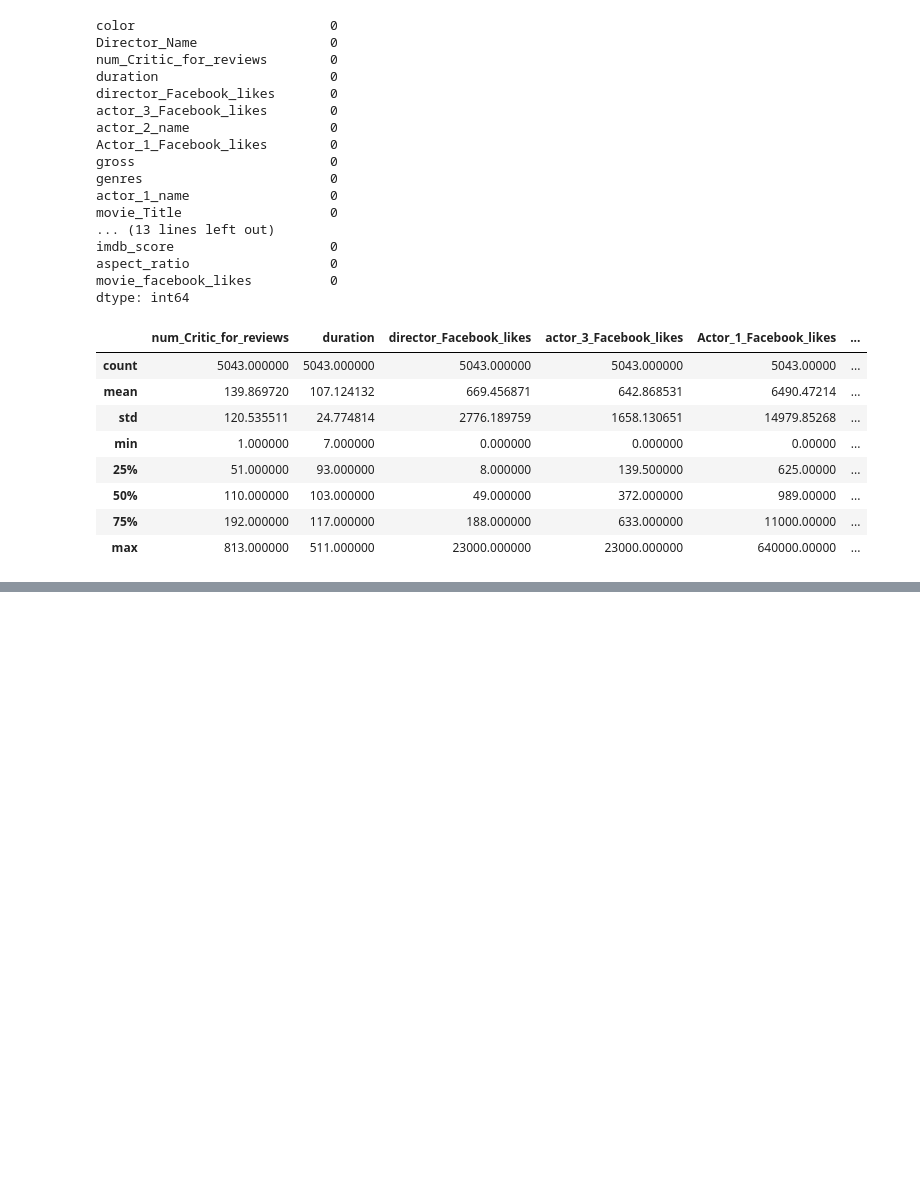
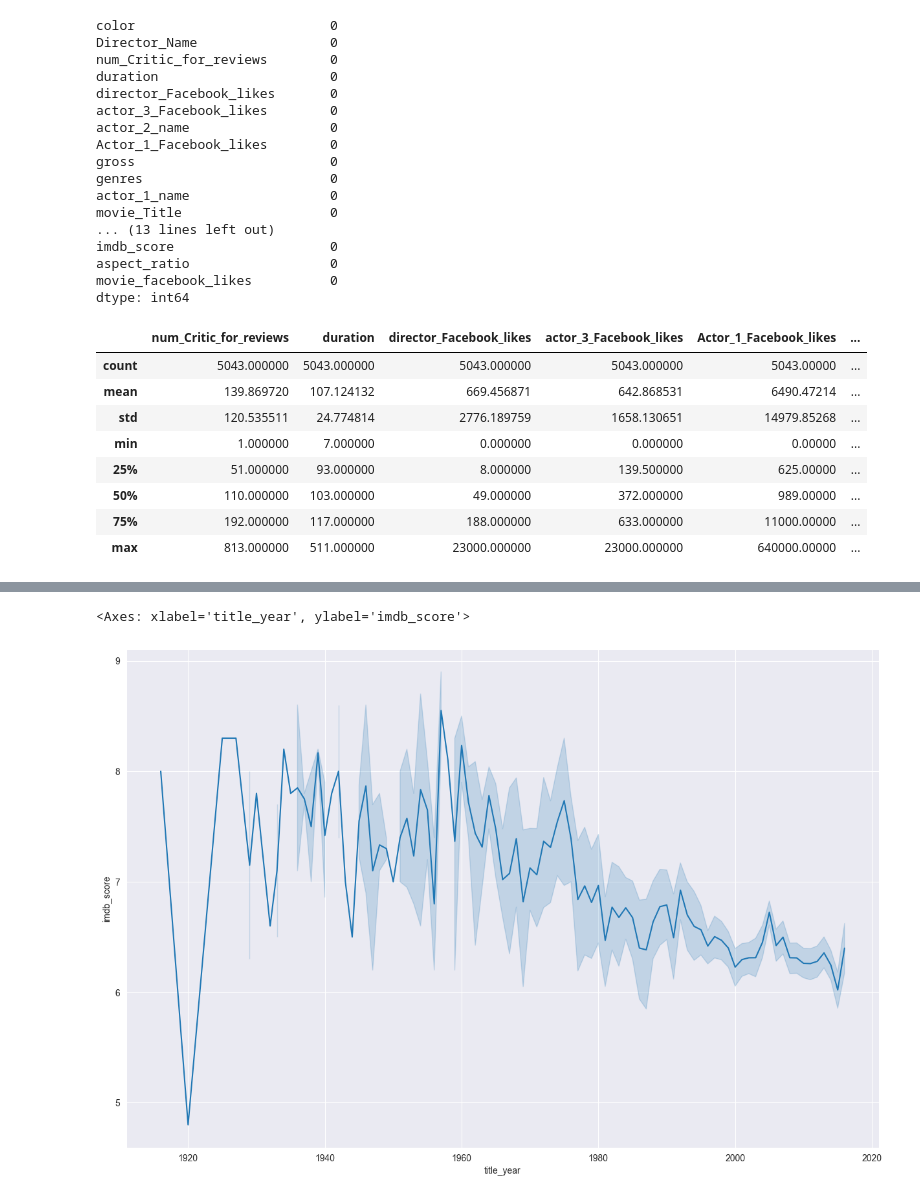
Before and after one commit to stwz13/ml, a Jupyter notebook: practice2.ipynb, the cells around one changed output, grey strips where cells are left out. Saved outputs shown, nothing was run; the diff lists cells and outputs as text; code cells hidden in the pictures; blank space fills up the shorter version.

```diff
--- a/practice2.ipynb
+++ b/practice2.ipynb
@@ -258,0 +269,6 @@ array([[<Axes: title={'center': 'num_Critic_for_reviews'}>,
+# %%
+plt.figure(figsize=(15, 10))
+sns.lineplot(movies_data, y = movies_data["imdb_score"], x=movies_data["title_year"], dashes=False)
+# %% [output]
+<Axes: xlabel='title_year', ylabel='imdb_score'>
+[figure, added]
```
Also changed, not shown: parts of 21 cells of this notebook.
